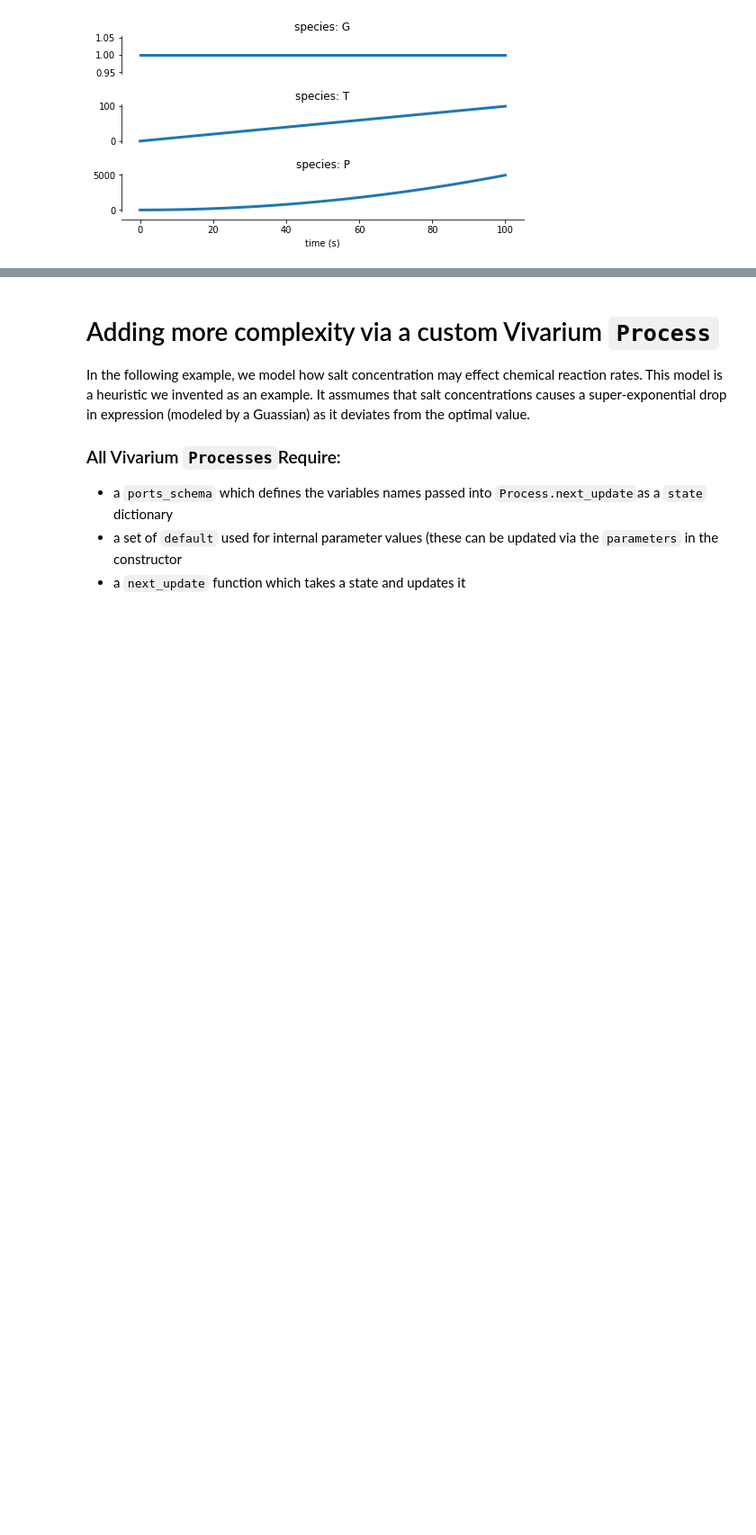
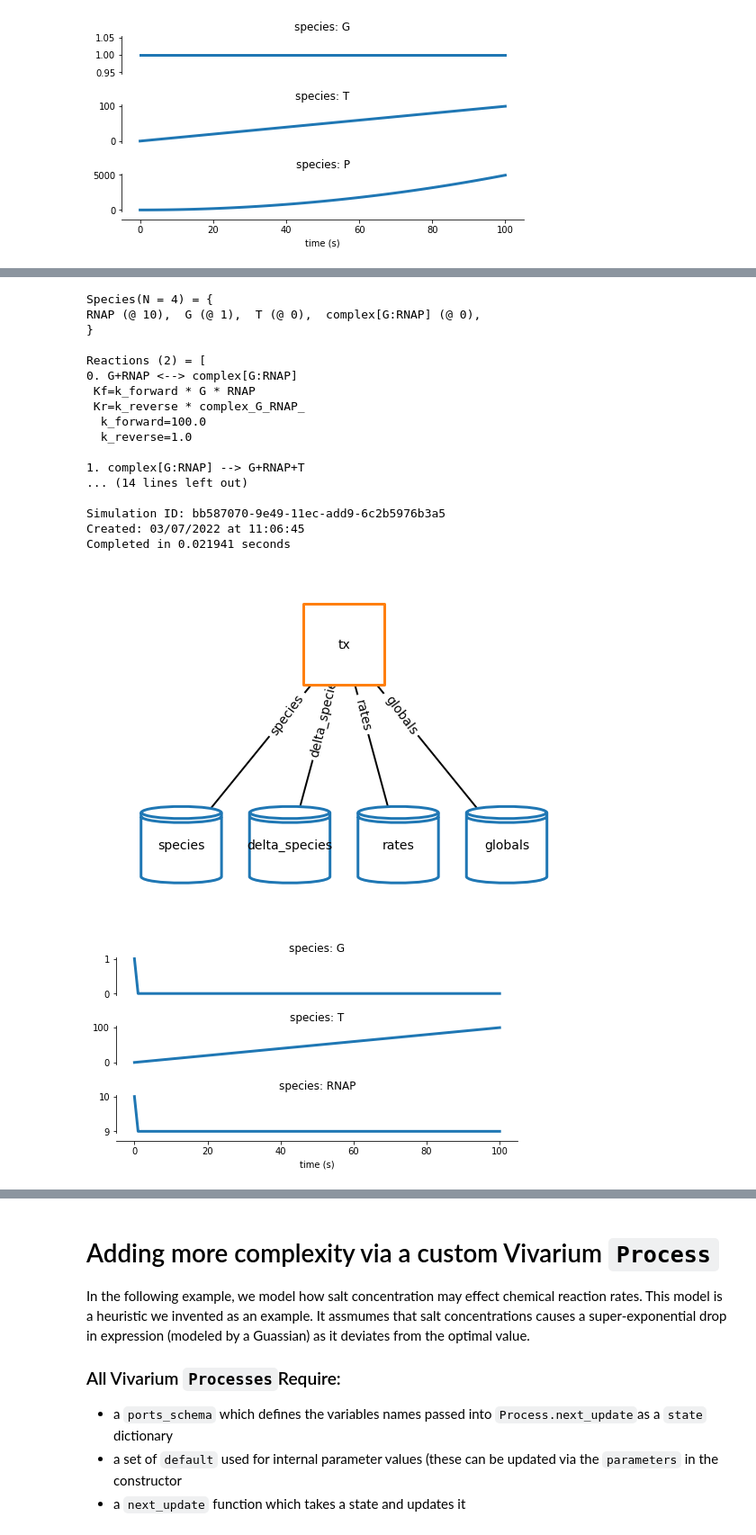
Before and after one commit to BuildACell/VivariumPURE, a Jupyter notebook: PURE_model.ipynb, the cells around one changed output, grey strips where cells are left out. Shown: that part at 90% size. Drawn from its saved outputs; the diff is of its cells as text; code cells hidden in the pictures; blank space fills up the shorter version.

Commit message:
Added some more Tx Processes

```diff
--- a/PURE_model.ipynb
+++ b/PURE_model.ipynb
@@ -114,0 +117,73 @@ fig = plot_variables(data, variables=[
+# %%
+#Create a CRN
+G = Species("G")
+RNAP = Species("RNAP")
+G_RNAP = Complex([G, RNAP])
+T = Species("T")
+
+ktx = ParameterEntry(parameter_name = "ktx", parameter_value = 1.0)
+kb = ParameterEntry(parameter_name = "kb", parameter_value = 100.0)
+ku = ParameterEntry(parameter_name = "ku", parameter_value = 1.0)
+
+r1 = Reaction.from_massaction(inputs=[G, RNAP], outputs = [G_RNAP], k_forward = kb, k_reverse = ku)
+r2 = Reaction.from_massaction(inputs = [G_RNAP], outputs = [G, RNAP, T], k_forward = ktx)
+
+CRN2 = ChemicalReactionNetwork(
+    species = [G, RNAP, G_RNAP, T],
+    reactions = [r1, r2],
+    initial_concentration_dict = {G:1, T:0, RNAP:10})
+
+print(CRN2.pretty_print(show_compartment = True))
+
+#Save the CRN
+CRN2.write_sbml_file("tx.xml")
+
+#Load into Vivarium-Bioscrape
+tx_parameters = {
+    "sbml_file":"tx.xml",
+    "timestep": 1.0
+}
+
+#Create a Store
+S = store.Store({})
+bioscrape_process = Bioscrape(tx_parameters)
+S["tx"] = bioscrape_process
+S.set_value(bioscrape_process.initial_state())
+print(pp(S.get_value()))
+
+#Plot Topology
+composite = Composite(store=S)
+fig = plot_topology(composite)
+
+#Simulate
+sim = Engine(store=S)
+steps = 100
+sim.update(steps)
+
+# get the data
+data = sim.emitter.get_timeseries()
+#Plot the data
+fig = plot_variables(data, variables=[
+    ('species', 'G'),
+    ('species', 'T'),
+    ('species', 'RNAP')])
+# %% [output]
+Species(N = 4) = {
+RNAP (@ 10),  G (@ 1),  T (@ 0),  complex[G:RNAP] (@ 0),
+}
+
+Reactions (2) = [
+0. G+RNAP <--> complex[G:RNAP]
+ Kf=k_forward * G * RNAP
+ Kr=k_reverse * complex_G_RNAP_
+  k_forward=100.0
+  k_reverse=1.0
+
+1. complex[G:RNAP] --> G+RNAP+T
+... (14 lines left out)
+
+Simulation ID: bb587070-9e49-11ec-add9-6c2b5976b3a5
+Created: 03/07/2022 at 11:06:45
+Completed in 0.021941 seconds
+[figure, added]
+[figure, added]
```
Also changed, not shown: parts of 6 cells of this notebook.
